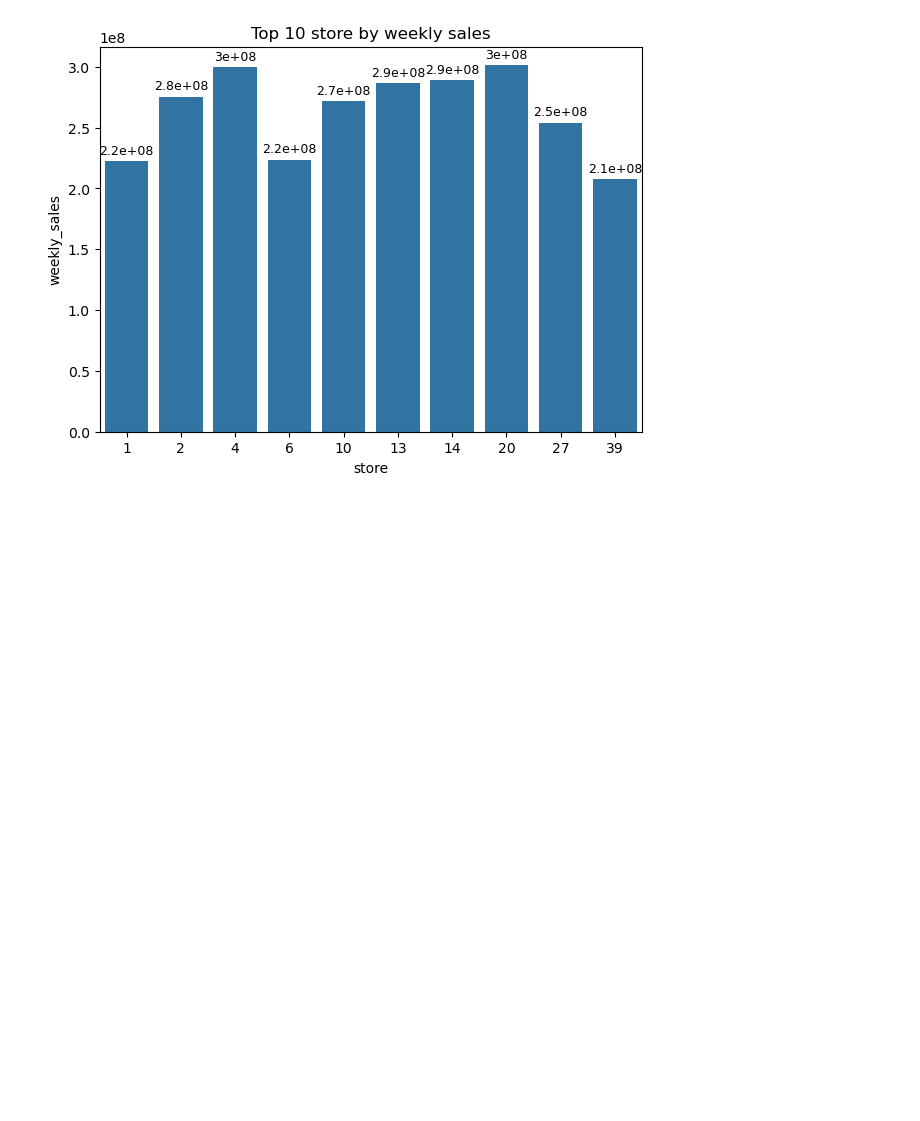
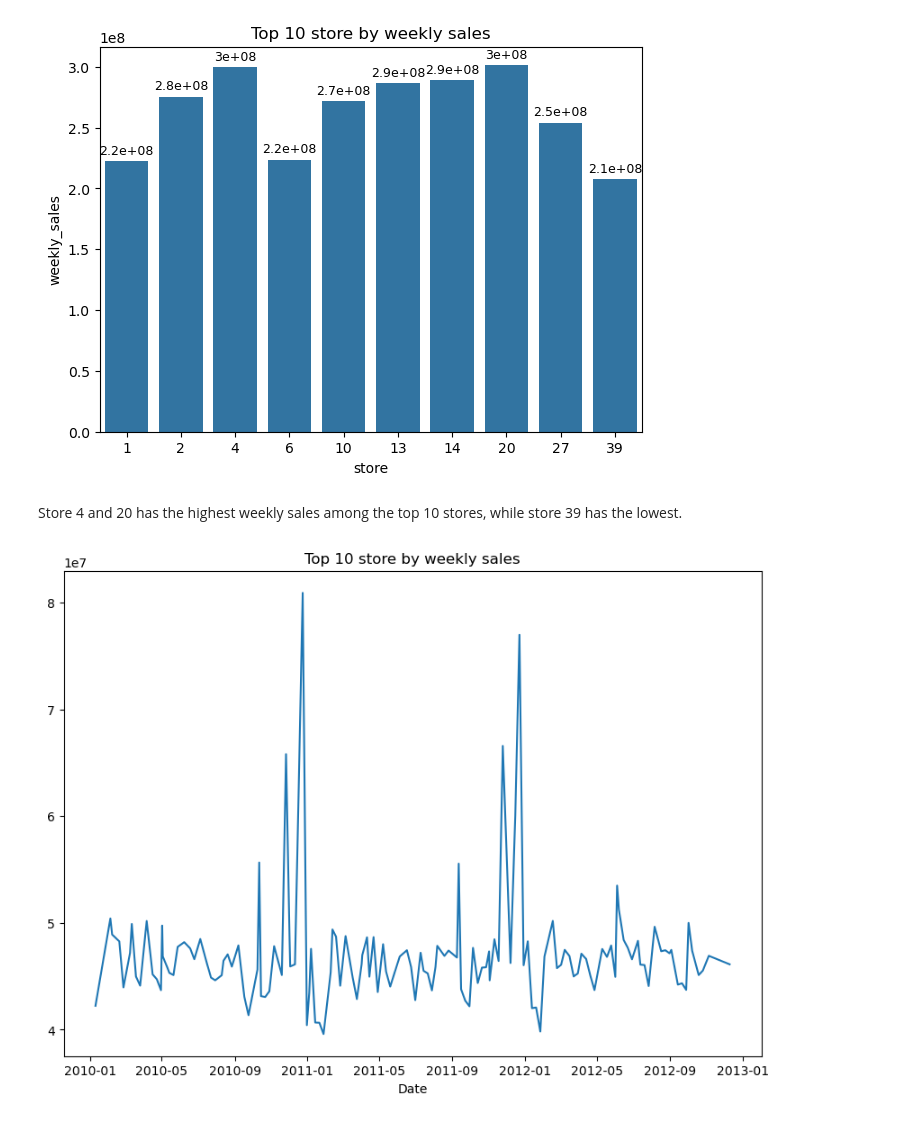
Before and after one commit to muskananalytics17/Walmart_project, a Jupyter notebook: walmart_sales_analysis/notebook/Analysis.ipynb, the cells around one changed output. Drawn from its saved outputs; the diff is of its cells as text; code cells hidden in the pictures; blank space fills up the shorter version.

Commit message:
Update walmart sales analysis

```diff
--- a/walmart_sales_analysis/notebook/Analysis.ipynb
+++ b/walmart_sales_analysis/notebook/Analysis.ipynb
@@ -91,3 +93,13 @@ for container in bar.containers:
 plt.show()
 # %% [output]
 [figure]
+# %% [markdown]
+Store 4 and 20 has the highest weekly sales among the top 10 stores, while store 39 has the lowest.
+# %%
+date= df.groupby('Date')['Weekly_Sales'].sum().sort_values(ascending=False)
+plt.figure(figsize=(10,7))
+sns.lineplot(x=date.index,y=date.values)
+plt.title("Top 10 store by weekly sales",color='black')
+plt.show()
+# %% [output]
+[figure, added]
```
Also changed, not shown: parts of 3 cells of this notebook.
